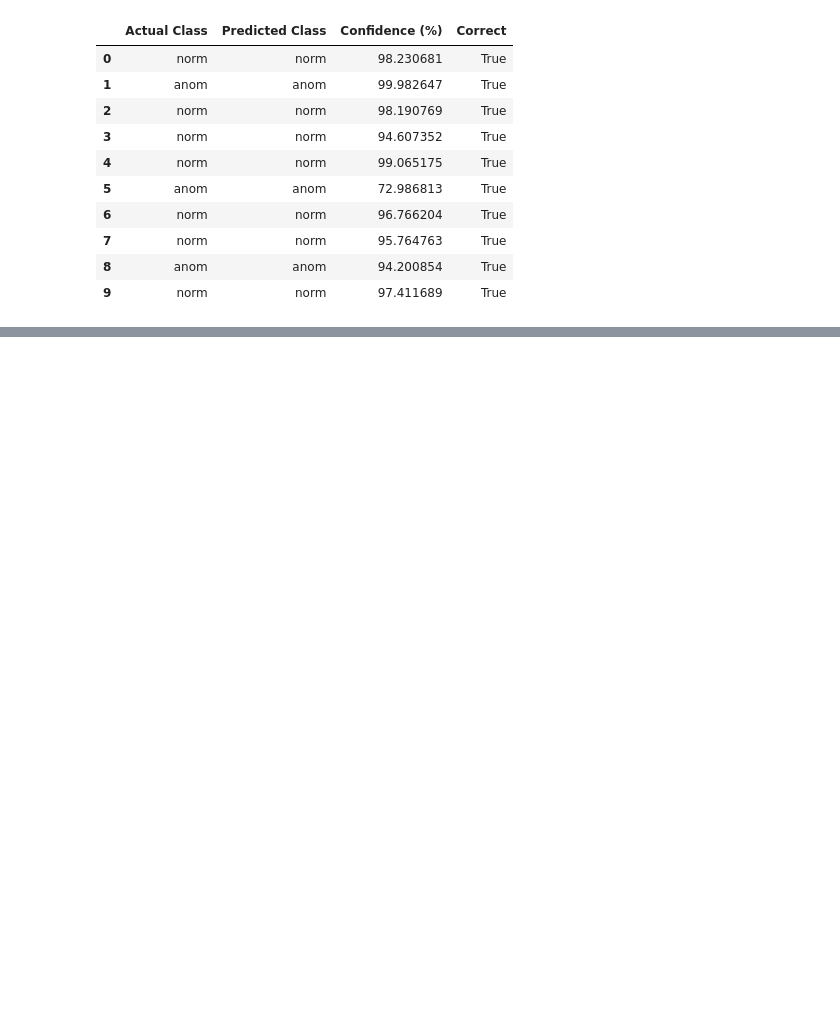
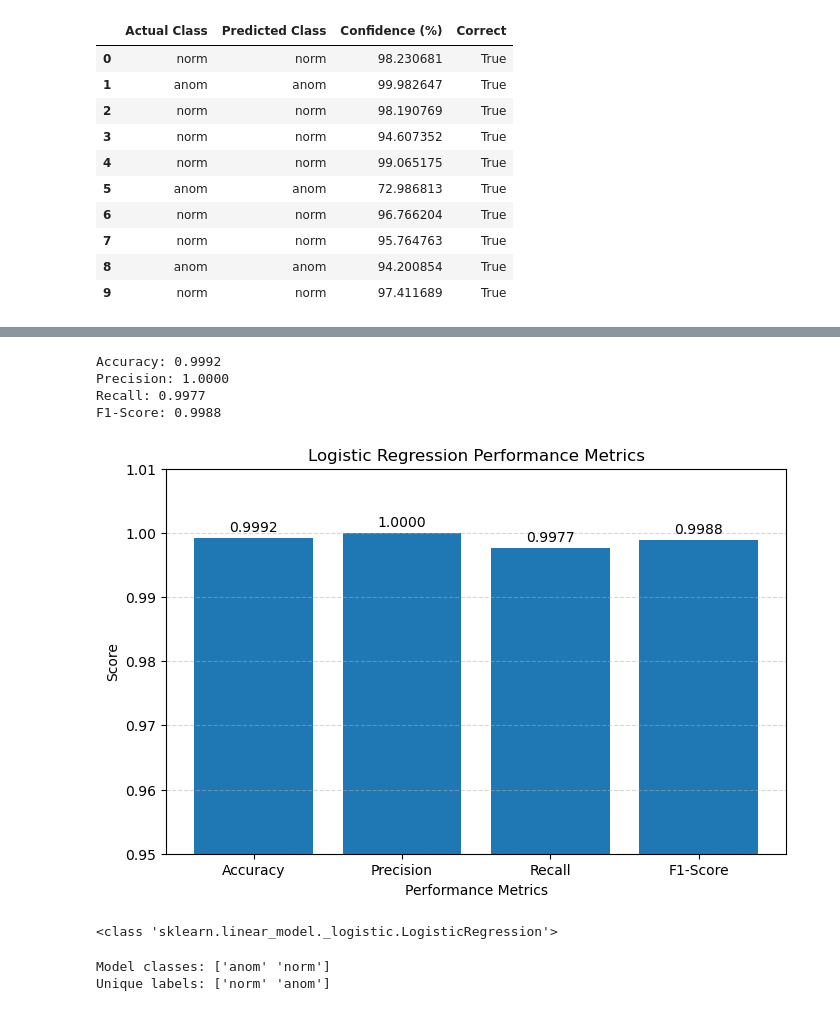
Before and after one commit to koustav-B/SQL-Injection-in-TCP-IP, a Jupyter notebook: sqli_project.ipynb, the cells around one changed output, grey strips where cells are left out. Cells and saved outputs as stored; diff of their text form; code cells hidden in the pictures; blank space fills up the shorter version.

```diff
--- a/sqli_project.ipynb
+++ b/sqli_project.ipynb
@@ -591,0 +508,63 @@ print(f"Data overlap percentage: {overlap_percentage:.4f}%")
+# %%
+# Performance Metrics Graph for Logistic Regression
+
+import matplotlib.pyplot as plt
+from sklearn.metrics import (
+    accuracy_score,
+    precision_score,
+    recall_score,
+    f1_score
+)
+
+# Train Logistic Regression
+logistic_model = LogisticRegression(max_iter=1000)
+logistic_model.fit(X_train_tfidf, y_train)
+
+# Make predictions
+y_pred_lr = logistic_model.predict(X_test_tfidf)
+
+# Calculate performance metrics
+accuracy = accuracy_score(y_test, y_pred_lr)
+precision = precision_score(y_test, y_pred_lr, pos_label="anom")
+recall = recall_score(y_test, y_pred_lr, pos_label="anom")
+f1 = f1_score(y_test, y_pred_lr, pos_label="anom")
+
+# Store metric names and values
+metrics_names = ["Accuracy", "Precision", "Recall", "F1-Score"]
+metrics_values = [accuracy, precision, recall, f1]
+
+# Display metric values
+for name, value in zip(metrics_names, metrics_values):
+    print(f"{name}: {value:.4f}")
+
+# Create the graph
+plt.figure(figsize=(8, 5))
+plt.bar(metrics_names, metrics_values)
+
+plt.ylim(0.95, 1.01)
+plt.xlabel("Performance Metrics")
+plt.ylabel("Score")
+plt.title("Logistic Regression Performance Metrics")
+plt.grid(axis="y", linestyle="--", alpha=0.5)
+
+# Add values above bars
+for i, value in enumerate(metrics_values):
+    plt.text(i, value + 0.001, f"{value:.4f}", ha="center")
+
+plt.show()
+# %% [output]
+Accuracy: 0.9992
+Precision: 1.0000
+Recall: 0.9977
+F1-Score: 0.9988
+[figure, added]
+# %%
+print(type(model))
+# %% [output]
+<class 'sklearn.linear_model._logistic.LogisticRegression'>
+# %%
+print("Model classes:", model.classes_)
+print("Unique labels:", y.unique())
+# %% [output]
+Model classes: ['anom' 'norm']
+Unique labels: ['norm' 'anom']
```
Also changed, not shown: parts of 5 cells of this notebook, 4 other files.
